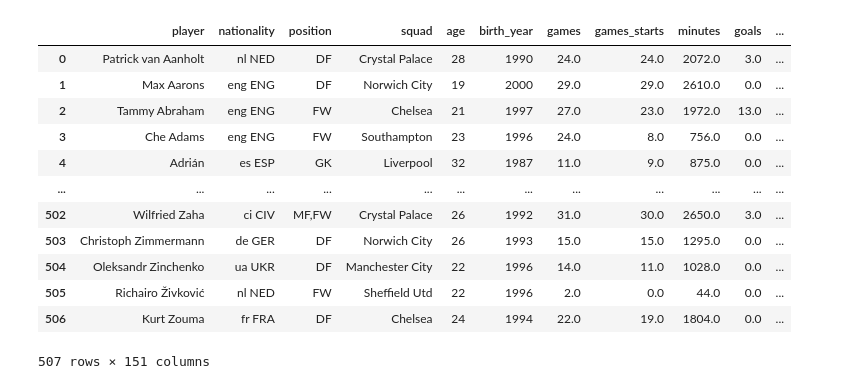
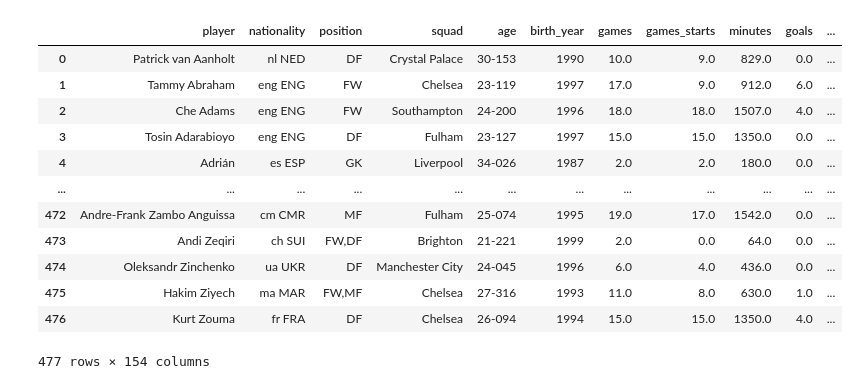
Before and after one commit to parth1902/Scrape-FBref-data, a Jupyter notebook: Scrape_FBref.ipynb, the cells around one changed output. Drawn from its saved outputs; the diff is of its cells as text; code cells hidden in the pictures.

```diff
--- a/Scrape_FBref.ipynb
+++ b/Scrape_FBref.ipynb
@@ -156,22 +157,28 @@ def get_team_data(top,end):
     df = df.loc[:,~df.columns.duplicated()]
     return df
 # %%
+#This cell is to get the outfield player data for any competition
+
 #Go to the 'Standard stats' page of the league
 #For Premier League 2019/20, the link is this: https://fbref.com/en/comps/9/stats/Premier-League-Stats
 #Remove the 'stats', and pass the first and third part of the link as parameters like below
 df_outfield = get_outfield_data('https://fbref.com/en/comps/9/','/Premier-League-Stats')
+
+#Save csv file to Desktop
+df_outfield.to_csv('PL2021_Outfield.csv',index=False)
+
 df_outfield
 # %% [output]
 |  | player | nationality | position | squad | age | birth_year | games | games_starts | minutes | goals | ... |
-| 0 | Patrick van Aanholt | nl NED | DF | Crystal Palace | 28 | 1990 | 24.0 | 24.0 | 2072.0 | 3.0 | ... |
-| 1 | Max Aarons | eng ENG | DF | Norwich City | 19 | 2000 | 29.0 | 29.0 | 2610.0 | 0.0 | ... |
-| 2 | Tammy Abraham | eng ENG | FW | Chelsea | 21 | 1997 | 27.0 | 23.0 | 1972.0 | 13.0 | ... |
-| 3 | Che Adams | eng ENG | FW | Southampton | 23 | 1996 | 24.0 | 8.0 | 756.0 | 0.0 | ... |
-| 4 | Adrián | es ESP | GK | Liverpool | 32 | 1987 | 11.0 | 9.0 | 875.0 | 0.0 | ... |
+| 0 | Patrick van Aanholt | nl NED | DF | Crystal Palace | 30-153 | 1990 | 10.0 | 9.0 | 829.0 | 0.0 | ... |
+| 1 | Tammy Abraham | eng ENG | FW | Chelsea | 23-119 | 1997 | 17.0 | 9.0 | 912.0 | 6.0 | ... |
+| 2 | Che Adams | eng ENG | FW | Southampton | 24-200 | 1996 | 18.0 | 18.0 | 1507.0 | 4.0 | ... |
+| 3 | Tosin Adarabioyo | eng ENG | DF | Fulham | 23-127 | 1997 | 15.0 | 15.0 | 1350.0 | 0.0 | ... |
+| 4 | Adrián | es ESP | GK | Liverpool | 34-026 | 1987 | 2.0 | 2.0 | 180.0 | 0.0 | ... |
 | ... | ... | ... | ... | ... | ... | ... | ... | ... | ... | ... | ... |
-| 502 | Wilfried Zaha | ci CIV | MF,FW | Crystal Palace | 26 | 1992 | 31.0 | 30.0 | 2650.0 | 3.0 | ... |
-| 503 | Christoph Zimmermann | de GER | DF | Norwich City | 26 | 1993 | 15.0 | 15.0 | 1295.0 | 0.0 | ... |
-| 504 | Oleksandr Zinchenko | ua UKR | DF | Manchester City | 22 | 1996 | 14.0 | 11.0 | 1028.0 | 0.0 | ... |
-| 505 | Richairo Živković | nl NED | FW | Sheffield Utd | 22 | 1996 | 2.0 | 0.0 | 44.0 | 0.0 | ... |
-| 506 | Kurt Zouma | fr FRA | DF | Chelsea | 24 | 1994 | 22.0 | 19.0 | 1804.0 | 0.0 | ... |
+| 472 | Andre-Frank Zambo Anguissa | cm CMR | MF | Fulham | 25-074 | 1995 | 19.0 | 17.0 | 1542.0 | 0.0 | ... |
+| 473 | Andi Zeqiri | ch SUI | FW,DF | Brighton | 21-221 | 1999 | 2.0 | 0.0 | 64.0 | 0.0 | ... |
+| 474 | Oleksandr Zinchenko | ua UKR | DF | Manchester City | 24-045 | 1996 | 6.0 | 4.0 | 436.0 | 0.0 | ... |
+| 475 | Hakim Ziyech | ma MAR | FW,MF | Chelsea | 27-316 | 1993 | 11.0 | 8.0 | 630.0 | 1.0 | ... |
+| 476 | Kurt Zouma | fr FRA | DF | Chelsea | 26-094 | 1994 | 15.0 | 15.0 | 1350.0 | 4.0 | ... |
-507 rows × 151 columns
+477 rows × 154 columns
```
Also changed, not shown: parts of 7 cells of this notebook.
